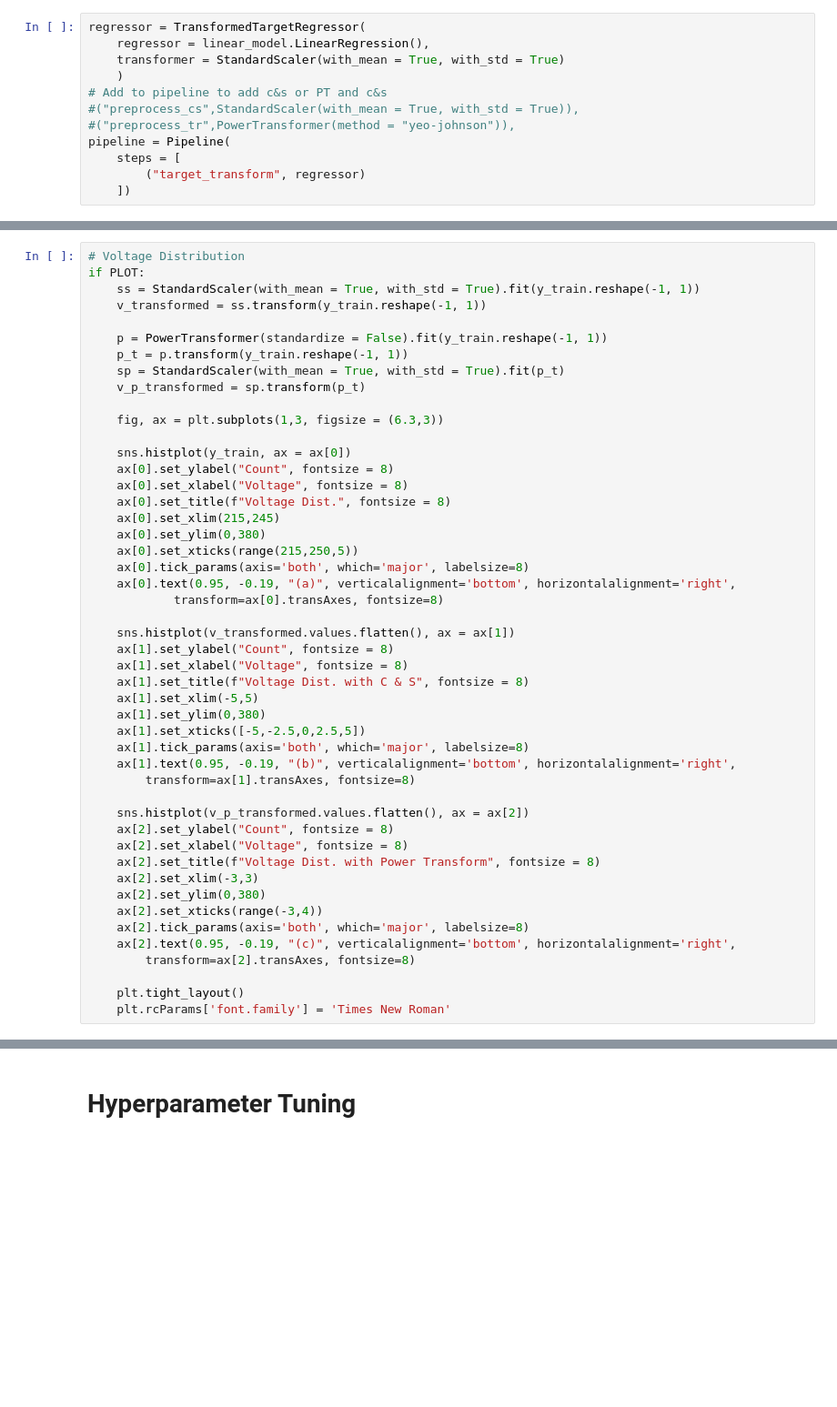
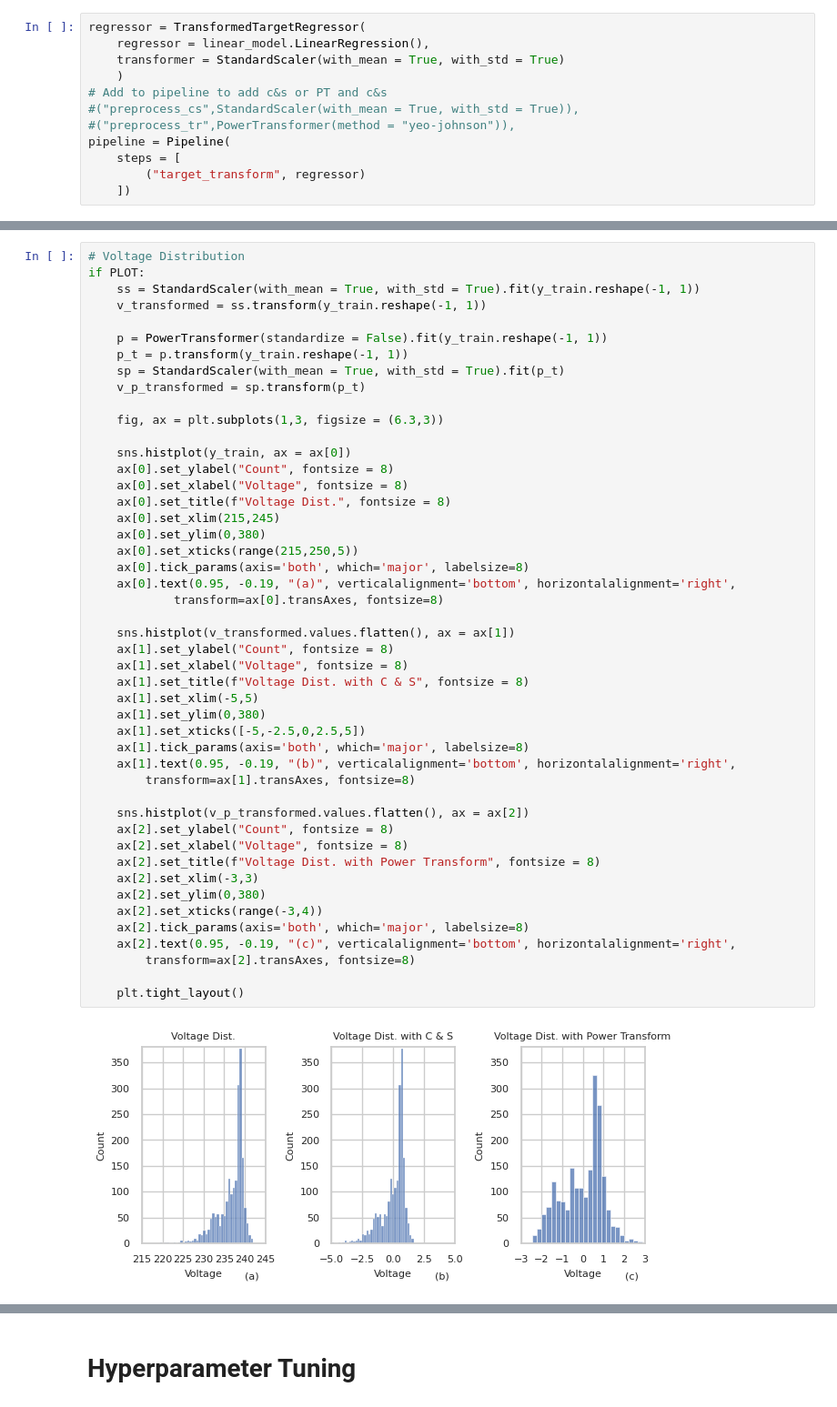
Before and after one commit to ejpalacios/modelfreeLV, a Jupyter notebook: Single_Network_Model.ipynb, the cells around one changed output, grey strips where cells are left out. Shown at 91% size. Saved outputs shown, nothing was run; the diff lists cells and outputs as text; blank space fills up the shorter version.

```diff
--- a/Single_Network_Model.ipynb
+++ b/Single_Network_Model.ipynb
@@ -171,34 +194,35 @@ if PLOT:
     ax[0].set_xlim(215,245)
     ax[0].set_ylim(0,380)
     ax[0].set_xticks(range(215,250,5))
     ax[0].tick_params(axis='both', which='major', labelsize=8)
     ax[0].text(0.95, -0.19, "(a)", verticalalignment='bottom', horizontalalignment='right',
             transform=ax[0].transAxes, fontsize=8)
 
     sns.histplot(v_transformed.values.flatten(), ax = ax[1])
     ax[1].set_ylabel("Count", fontsize = 8)
     ax[1].set_xlabel("Voltage", fontsize = 8)
     ax[1].set_title(f"Voltage Dist. with C & S", fontsize = 8)
     ax[1].set_xlim(-5,5)
     ax[1].set_ylim(0,380)
     ax[1].set_xticks([-5,-2.5,0,2.5,5])
     ax[1].tick_params(axis='both', which='major', labelsize=8)
     ax[1].text(0.95, -0.19, "(b)", verticalalignment='bottom', horizontalalignment='right',
         transform=ax[1].transAxes, fontsize=8)
 
     sns.histplot(v_p_transformed.values.flatten(), ax = ax[2])
     ax[2].set_ylabel("Count", fontsize = 8)
     ax[2].set_xlabel("Voltage", fontsize = 8)
     ax[2].set_title(f"Voltage Dist. with Power Transform", fontsize = 8)
     ax[2].set_xlim(-3,3)
     ax[2].set_ylim(0,380)
     ax[2].set_xticks(range(-3,4))
     ax[2].tick_params(axis='both', which='major', labelsize=8)
     ax[2].text(0.95, -0.19, "(c)", verticalalignment='bottom', horizontalalignment='right',
         transform=ax[2].transAxes, fontsize=8)
 
     plt.tight_layout()
-    plt.rcParams['font.family'] = 'Times New Roman'
+# %% [output]
+[figure, added]
 # %%
 if PLOT:
     cs_scaler = StandardScaler(with_mean = True, with_std = True)
```
Also changed, not shown: parts of 13 cells of this notebook, 7 other files.
